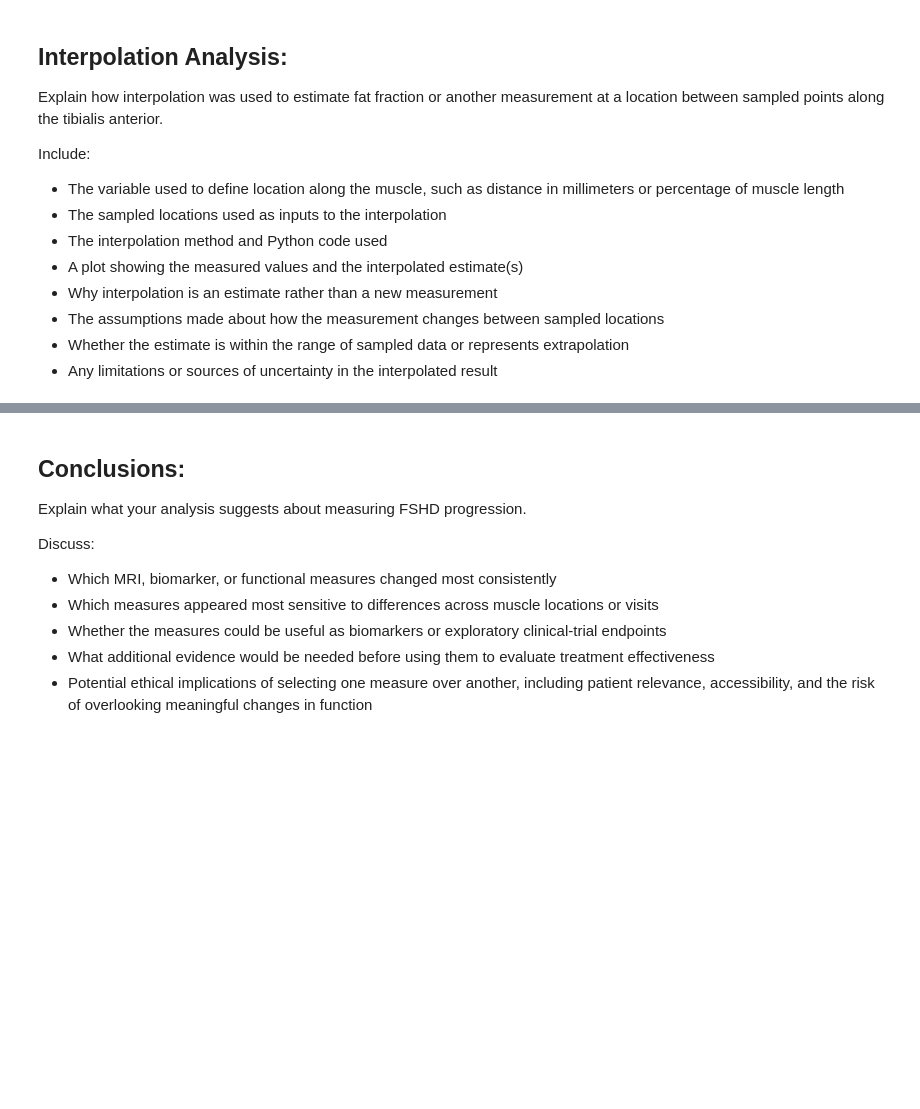
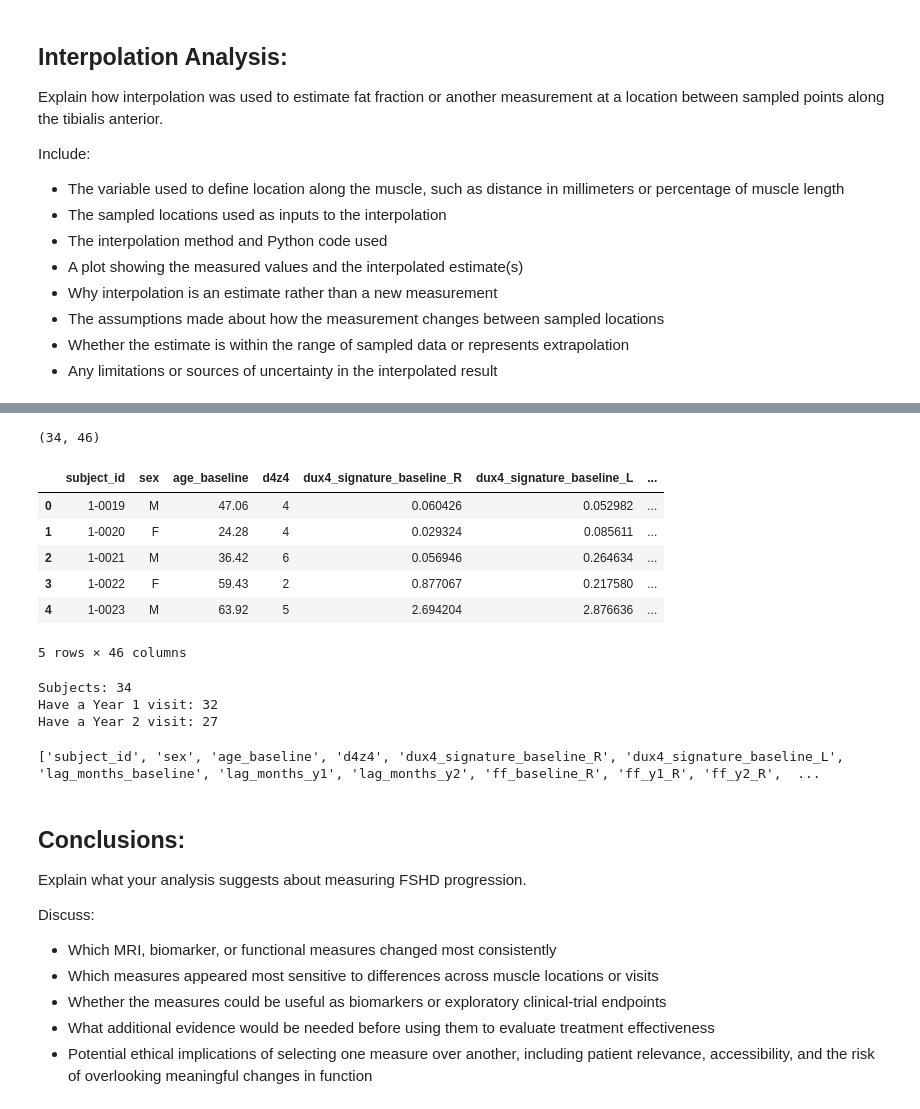
Before and after one commit to mabouassi2288/Module-2, a Jupyter notebook: FSHD_Module2_Project_Mona_Victor.ipynb, the cells around one changed output, grey strips where cells are left out. Cells and saved outputs as stored; diff of their text form; code cells hidden in the pictures; blank space fills up the shorter version.

```diff
--- a/FSHD_Module2_Project_Mona_Victor.ipynb
+++ b/FSHD_Module2_Project_Mona_Victor.ipynb
@@ -413,3 +521,29 @@ Include:
+# %%
+df = pd.read_csv("/Users/monaabouassi/Desktop/FALL 26/BME 2315/BME 2315 Module 2/MODULE2/Untitled/Module2_FSHD_Dataset.csv")
+print(df.shape)
+df.head()
+# %% [output]
+(34, 46)
+|  | subject_id | sex | age_baseline | d4z4 | dux4_signature_baseline_R | dux4_signature_baseline_L | ... |
+| 0 | 1-0019 | M | 47.06 | 4 | 0.060426 | 0.052982 | ... |
+| 1 | 1-0020 | F | 24.28 | 4 | 0.029324 | 0.085611 | ... |
+| 2 | 1-0021 | M | 36.42 | 6 | 0.056946 | 0.264634 | ... |
+| 3 | 1-0022 | F | 59.43 | 2 | 0.877067 | 0.217580 | ... |
+| 4 | 1-0023 | M | 63.92 | 5 | 2.694204 | 2.876636 | ... |
+5 rows × 46 columns
+# %%
+# Check for missing visits -- not every subject has a Year 1 and/or Year 2 visit
+print("Subjects:", len(df))
+print("Have a Year 1 visit:", df['lag_months_y1'].notna().sum())
+print("Have a Year 2 visit:", df['lag_months_y2'].notna().sum())
+# %% [output]
+Subjects: 34
+Have a Year 1 visit: 32
+Have a Year 2 visit: 27
+# %%
+print(df.columns.tolist()) # prints the name of each column
+# %% [output]
+['subject_id', 'sex', 'age_baseline', 'd4z4', 'dux4_signature_baseline_R', 'dux4_signature_baseline_L', 'lag_months_baseline', 'lag_months_y1', 'lag_months_y2', 'ff_baseline_R', 'ff_y1_R', 'ff_y2_R',  ...
 # %% [markdown]
 ## Conclusions:
 
```
Also changed, not shown: parts of 11 cells of this notebook.
